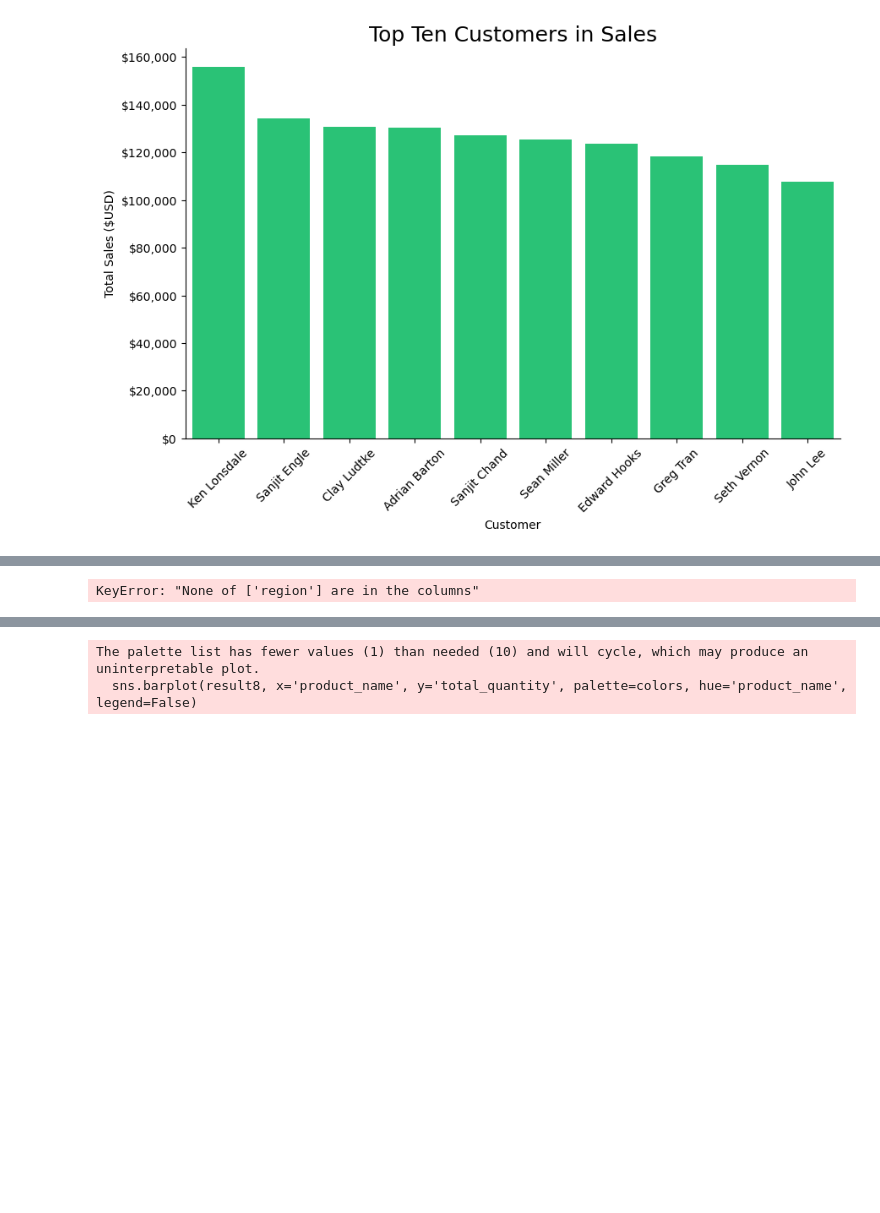
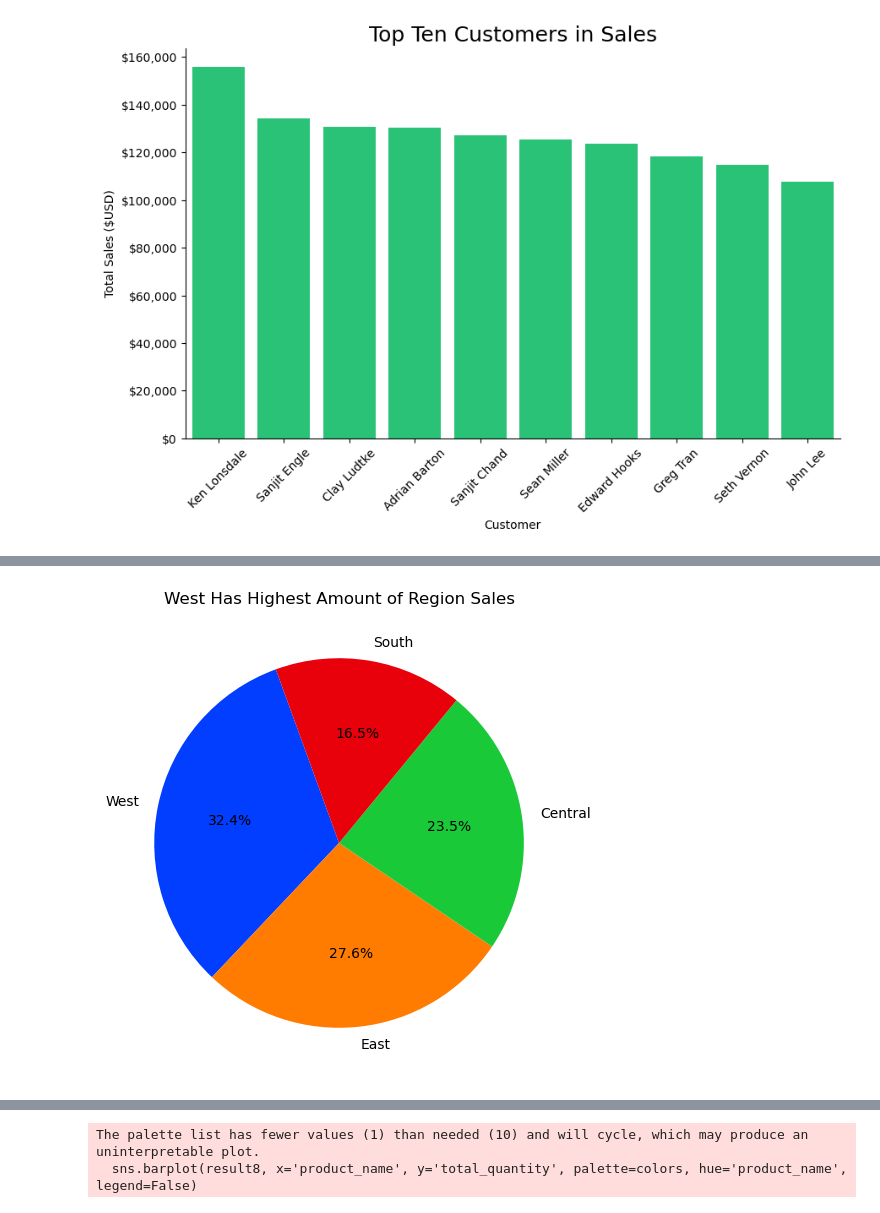
Before and after one commit to CosmicIdes/DataAnalysisModule3, a Jupyter notebook: Week4/notebooks/superstore_sales_workflow.ipynb, the cells around one changed output, grey strips where cells are left out. Saved outputs shown, nothing was run; the diff lists cells and outputs as text; code cells hidden in the pictures; blank space fills up the shorter version.

Commit message:
One visual left.

```diff
--- a/Week4/notebooks/superstore_sales_workflow.ipynb
+++ b/Week4/notebooks/superstore_sales_workflow.ipynb
@@ -252,12 +252,12 @@ result4
 ### Which states or regions contribute the most to total sales?
 # %%
 query5 = """ SELECT
-    c.region,
+    c.region AS region,
     ROUND(SUM(od.sales), 2) AS total_sales
 FROM customers c
 INNER JOIN orders o ON c.customer_id = o.customer_id
 INNER JOIN order_details od ON o.order_id = od.order_id
-GROUP BY c.region
+GROUP BY region
 ORDER BY total_sales DESC
 """
 result5 = pd.read_sql(query5, conn)
@@ -420,3 +419,6 @@ plt.show()
 The palette list has fewer values (1) than needed (10) and will cycle, which may produce an uninterpretable plot.
   sns.barplot(result2, x='customer_name', y='total_sales', palette=colors, hue='customer_name', legend=False)
 [figure]
+# %%
+result5['total_sales'] = result5['total_sales'].astype(float)
+result5_region =
@@ -423,19 +431,15 @@ The palette list has fewer values (1) than needed (10) and will cycle, which may
 # %%
 # query5
-result8.set_index('region', inplace=True)
-plot = result8.plot.pie(
-    y='total_sales',
-    figsize=(10,6),
-    startangle=110,
-    colors=["#EC5D5D", "#36E4CC", "#703CEB", "#ED4AF3"],
-    autopct="%1.1f%%"
-    )
+sns.set_palette('bright')
+
+plt.figure(figsize=(10,6))
+
+plt.pie(result5['total_sales'], labels=result5['region'], autopct='%1.1f%%', startangle=110)
 
 plt.title("West Has Highest Amount of Region Sales")
 
-
 plt.show()
 # %% [output]
-KeyError: "None of ['region'] are in the columns"
+[figure, added]
 # %%
 # query7
```
Also changed, not shown: parts of 3 cells of this notebook.
